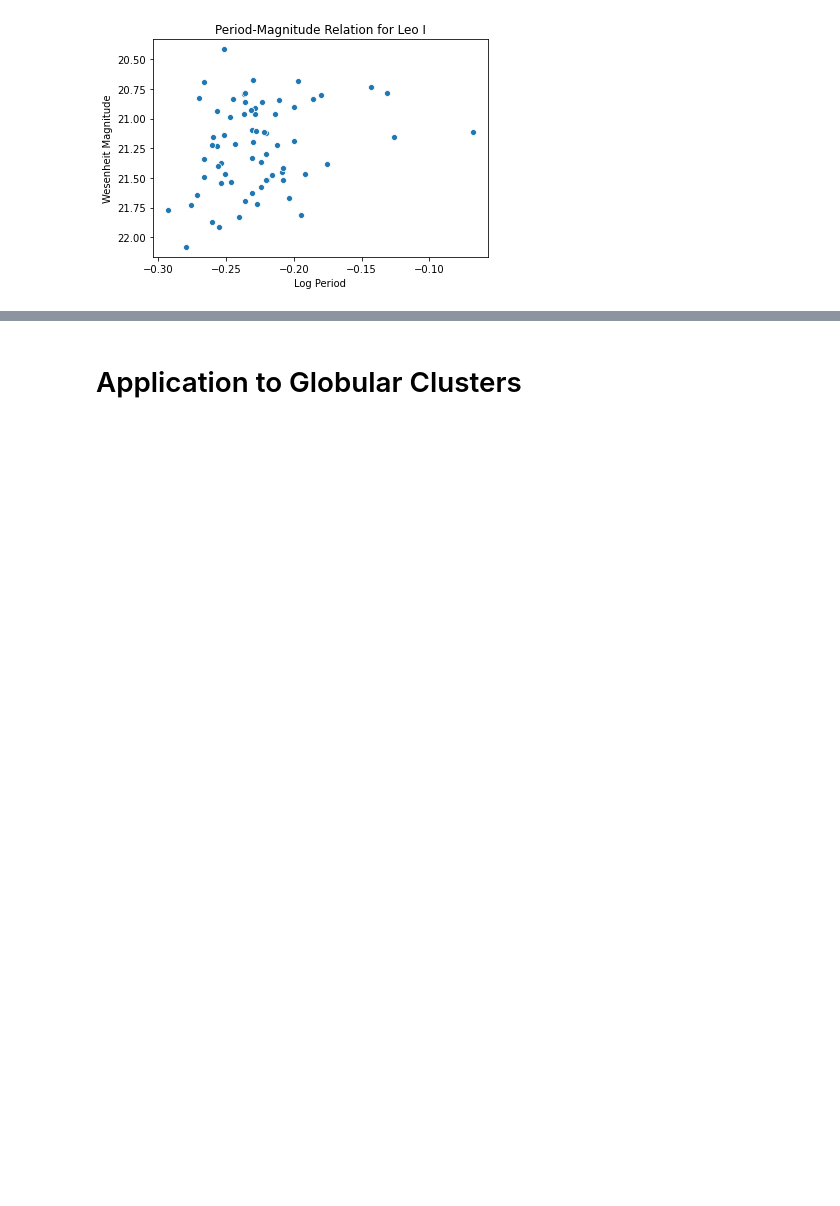
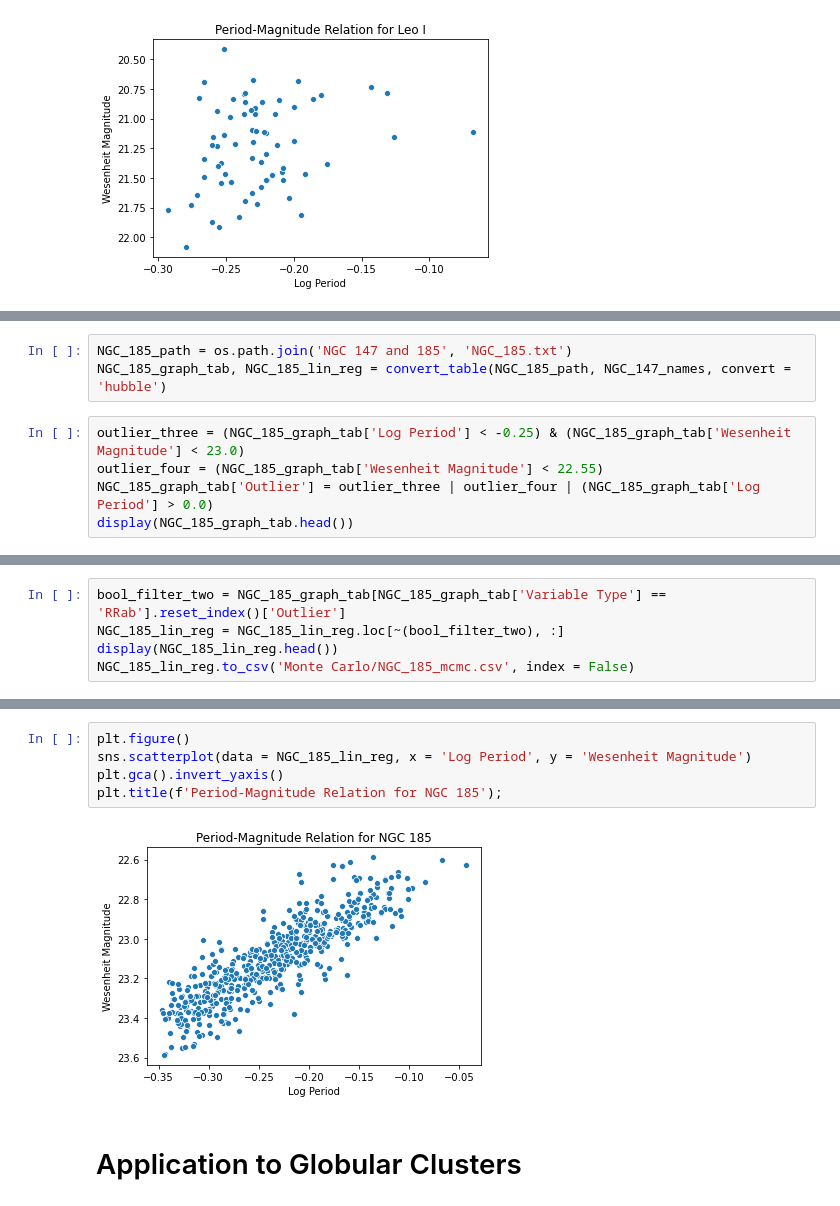
Before and after one commit to pranav-nagarajan/Variable-Stars, a Jupyter notebook: Data Analysis for Variable Stars.ipynb, the cells around one changed output, grey strips where cells are left out. Saved outputs shown, nothing was run; the diff lists cells and outputs as text; blank space fills up the shorter version.

```diff
--- a/Data Analysis for Variable Stars.ipynb
+++ b/Data Analysis for Variable Stars.ipynb
@@ -640,0 +679,8 @@ plt.title(f'Period-Magnitude Relation for Leo I');
+# %%
+NGC_185_path = os.path.join('NGC 147 and 185', 'NGC_185.txt')
+NGC_185_graph_tab, NGC_185_lin_reg = convert_table(NGC_185_path, NGC_147_names, convert = 'hubble')
+# %%
+outlier_three = (NGC_185_graph_tab['Log Period'] < -0.25) & (NGC_185_graph_tab['Wesenheit Magnitude'] < 23.0)
+outlier_four = (NGC_185_graph_tab['Wesenheit Magnitude'] < 22.55)
+NGC_185_graph_tab['Outlier'] = outlier_three | outlier_four | (NGC_185_graph_tab['Log Period'] > 0.0)
+display(NGC_185_graph_tab.head())
@@ -640,0 +694,5 @@ plt.title(f'Period-Magnitude Relation for Leo I');
+# %%
+bool_filter_two = NGC_185_graph_tab[NGC_185_graph_tab['Variable Type'] == 'RRab'].reset_index()['Outlier']
+NGC_185_lin_reg = NGC_185_lin_reg.loc[~(bool_filter_two), :]
+display(NGC_185_lin_reg.head())
+NGC_185_lin_reg.to_csv('Monte Carlo/NGC_185_mcmc.csv', index = False)
@@ -641,3 +706,10 @@ plt.title(f'Period-Magnitude Relation for Leo I');
+# %%
+plt.figure()
+sns.scatterplot(data = NGC_185_lin_reg, x = 'Log Period', y = 'Wesenheit Magnitude')
+plt.gca().invert_yaxis()
+plt.title(f'Period-Magnitude Relation for NGC 185');
+# %% [output]
+[figure, added]
 # %% [markdown]
 # Application to Globular Clusters
 # %%
```
Also changed, not shown: parts of 8 cells of this notebook, 5 other files.
